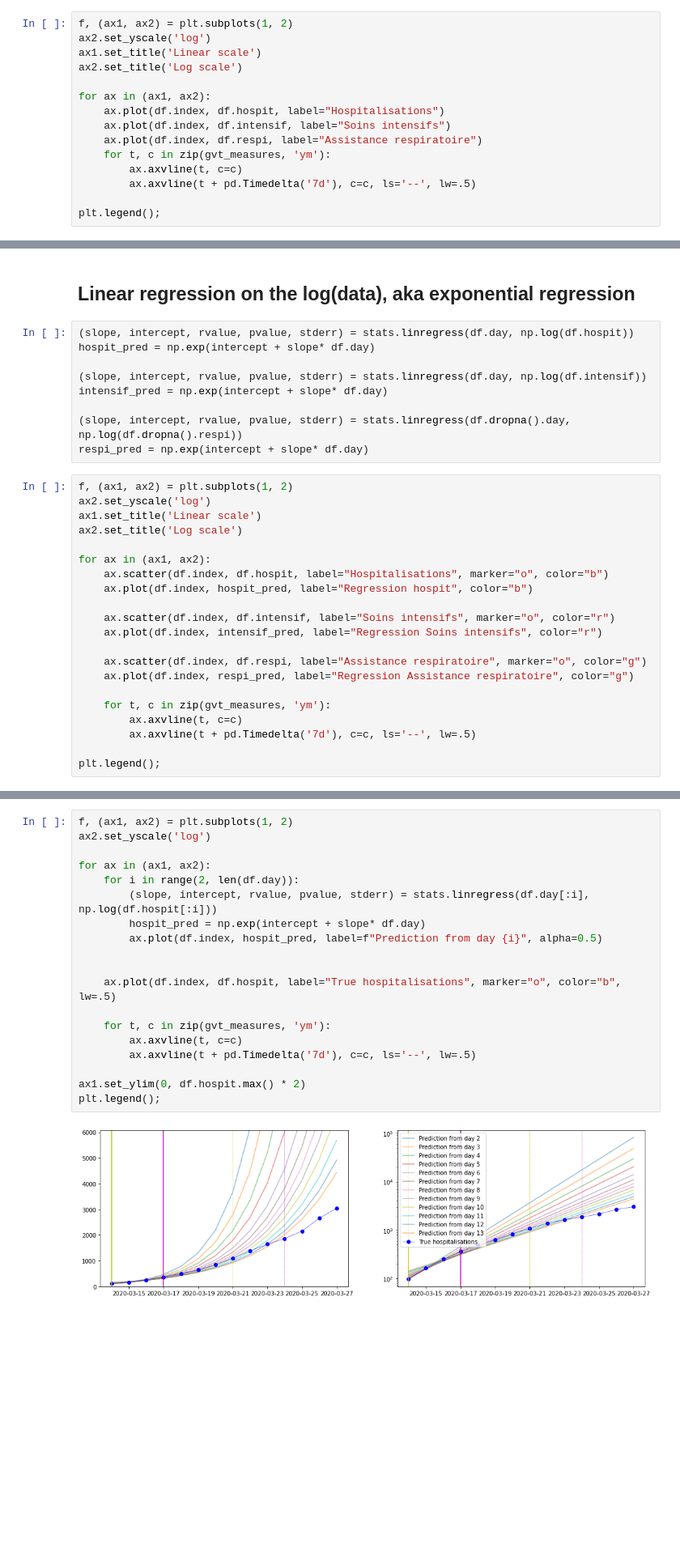
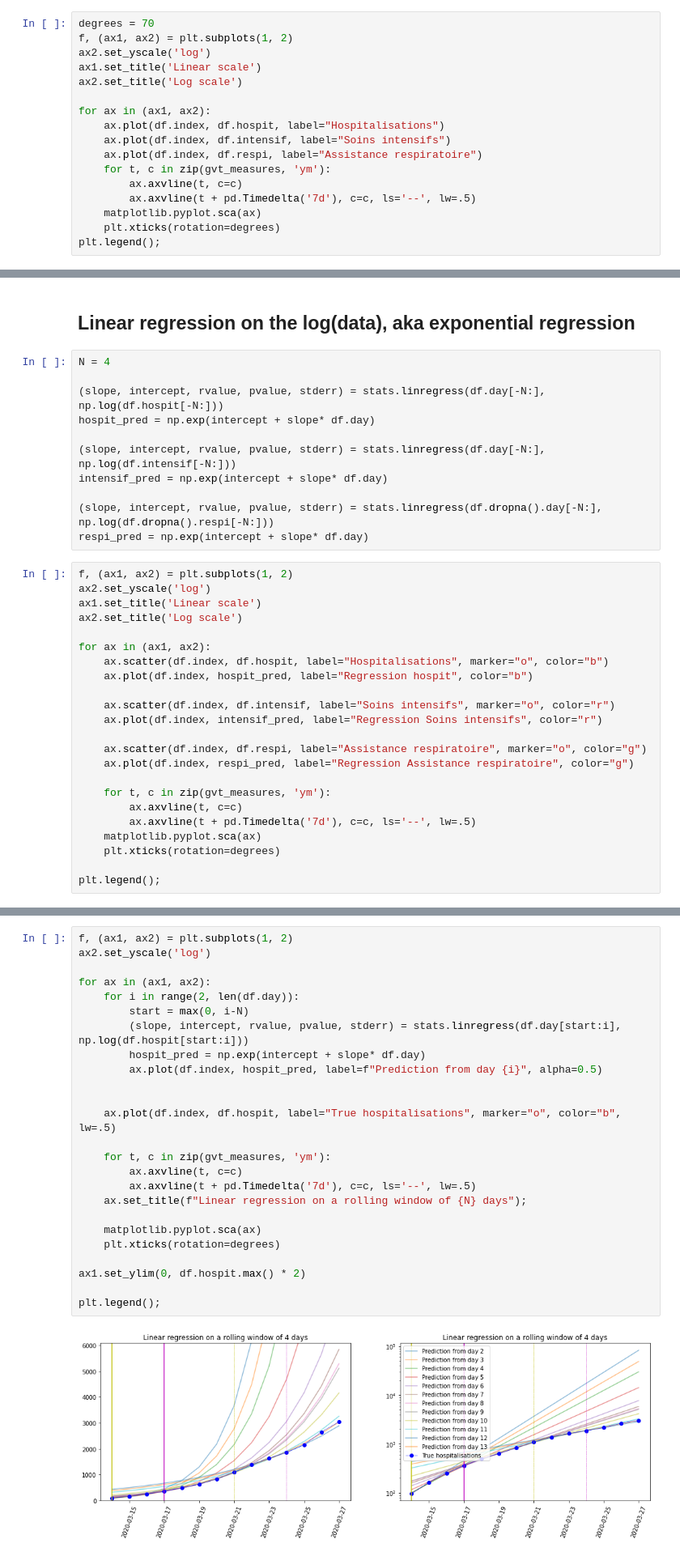
Before and after one commit to C4ptainCrunch/covid-19-plots, a Jupyter notebook: covid-belgian-hospitals.ipynb, the cells around one changed output, grey strips where cells are left out. Shown at 81% size. Cells and saved outputs as stored; diff of their text form; blank space fills up the shorter version.

Commit message:
Do the regression on a window

```diff
--- a/covid-belgian-hospitals.ipynb
+++ b/covid-belgian-hospitals.ipynb
@@ -58,6 +58,7 @@ df.head()
 # %% [markdown]
 ## Plot the data, both on linear and log scales
 # %%
+degrees = 70
 f, (ax1, ax2) = plt.subplots(1, 2)
 ax2.set_yscale('log')
 ax1.set_title('Linear scale')
@@ -70,6 +71,7 @@ for ax in (ax1, ax2):
     for t, c in zip(gvt_measures, 'ym'):
         ax.axvline(t, c=c)
         ax.axvline(t + pd.Timedelta('7d'), c=c, ls='--', lw=.5)
-
+    matplotlib.pyplot.sca(ax)
+    plt.xticks(rotation=degrees)
 plt.legend();
 # %% [output]
@@ -77,13 +79,15 @@ plt.legend();
 # %% [markdown]
 ## Linear regression on the log(data), aka exponential regression
 # %%
-(slope, intercept, rvalue, pvalue, stderr) = stats.linregress(df.day, np.log(df.hospit))
+N = 4
+
+(slope, intercept, rvalue, pvalue, stderr) = stats.linregress(df.day[-N:], np.log(df.hospit[-N:]))
 hospit_pred = np.exp(intercept + slope* df.day)
 
-(slope, intercept, rvalue, pvalue, stderr) = stats.linregress(df.day, np.log(df.intensif))
+(slope, intercept, rvalue, pvalue, stderr) = stats.linregress(df.day[-N:], np.log(df.intensif[-N:]))
 intensif_pred = np.exp(intercept + slope* df.day)
 
-(slope, intercept, rvalue, pvalue, stderr) = stats.linregress(df.dropna().day, np.log(df.dropna().respi))
+(slope, intercept, rvalue, pvalue, stderr) = stats.linregress(df.dropna().day[-N:], np.log(df.dropna().respi[-N:]))
 respi_pred = np.exp(intercept + slope* df.day)
 # %%
 f, (ax1, ax2) = plt.subplots(1, 2)
@@ -104,6 +108,8 @@ for ax in (ax1, ax2):
     for t, c in zip(gvt_measures, 'ym'):
         ax.axvline(t, c=c)
         ax.axvline(t + pd.Timedelta('7d'), c=c, ls='--', lw=.5)
+    matplotlib.pyplot.sca(ax)
+    plt.xticks(rotation=degrees)
 
 plt.legend();
 # %% [output]
@@ -113,24 +119,30 @@ plt.legend();
 # %%
 f, (ax1, ax2) = plt.subplots(1, 2)
 ax2.set_yscale('log')
 
 for ax in (ax1, ax2):
     for i in range(2, len(df.day)):
-        (slope, intercept, rvalue, pvalue, stderr) = stats.linregress(df.day[:i], np.log(df.hospit[:i]))
+        start = max(0, i-N)
+        (slope, intercept, rvalue, pvalue, stderr) = stats.linregress(df.day[start:i], np.log(df.hospit[start:i]))
         hospit_pred = np.exp(intercept + slope* df.day)
         ax.plot(df.index, hospit_pred, label=f"Prediction from day {i}", alpha=0.5)
 
 
     ax.plot(df.index, df.hospit, label="True hospitalisations", marker="o", color="b", lw=.5)
 
     for t, c in zip(gvt_measures, 'ym'):
         ax.axvline(t, c=c)
         ax.axvline(t + pd.Timedelta('7d'), c=c, ls='--', lw=.5)
+    ax.set_title(f"Linear regression on a rolling window of {N} days");
+
+    matplotlib.pyplot.sca(ax)
+    plt.xticks(rotation=degrees)
 
 ax1.set_ylim(0, df.hospit.max() * 2)
+
 plt.legend();
 # %% [output]
-[figure, old version]
+[figure, new version]
 # %%
 reg = pd.DataFrame(
     [
```
Also changed, not shown: parts of 7 cells of this notebook.
